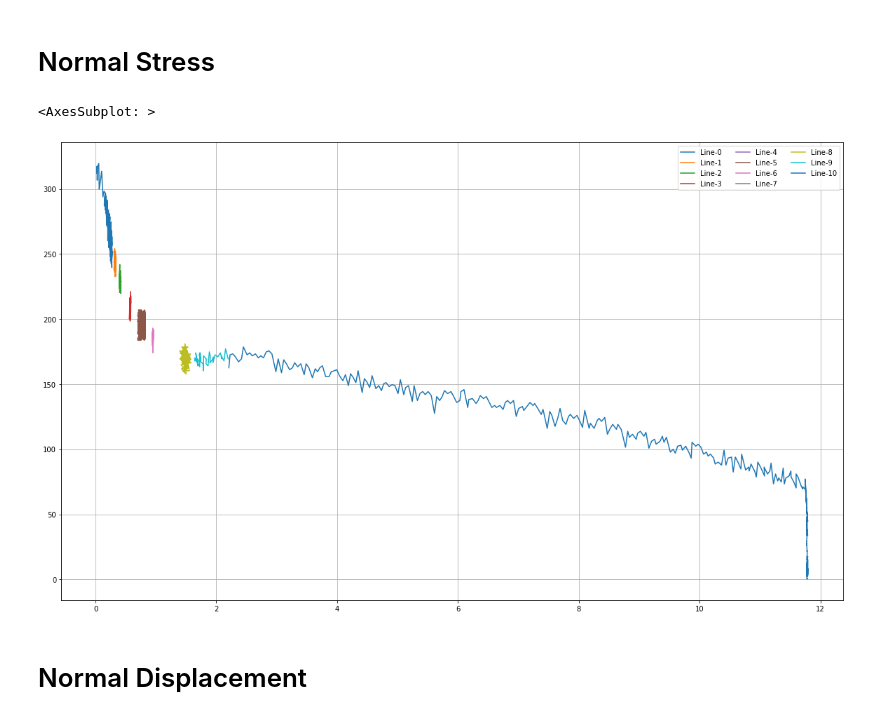
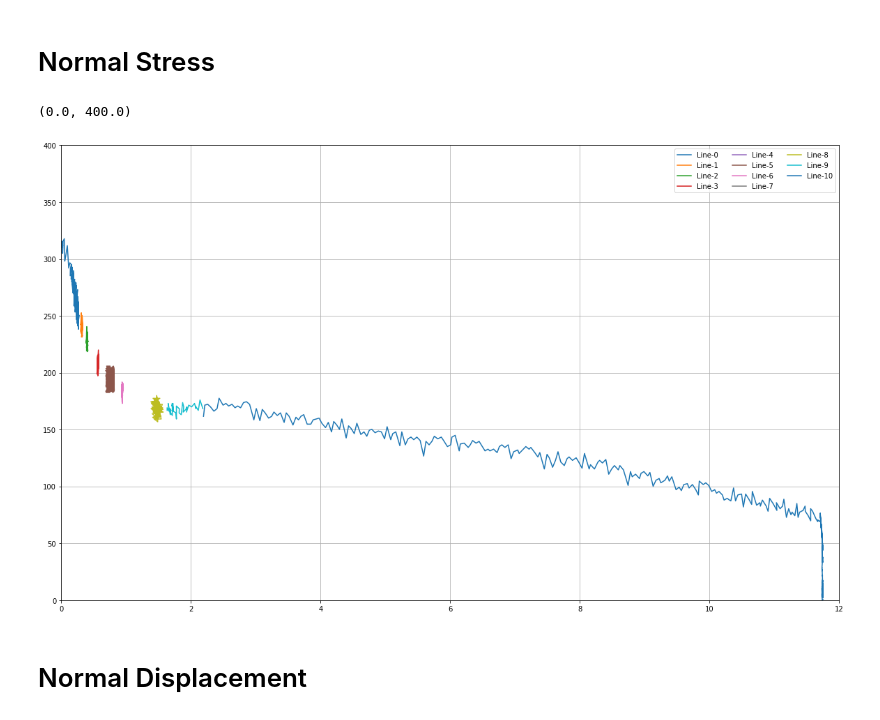
Before and after one commit to haiiliin/svgdatagrabber, a Jupyter notebook: examples/praai2013.ipynb, the cells around one changed output. Cells and saved outputs as stored; diff of their text form; code cells hidden in the pictures.

```diff
--- a/examples/praai2013.ipynb
+++ b/examples/praai2013.ipynb
@@ -41,22 +45,24 @@ paths.plot(fig_kwargs=dict(figsize=(20, 12)))
 # %%
 from svgdatagrabber import SvgPathParser
 
 parser = SvgPathParser(
     "praai2013.svg",
     xrange=(3300, 5200),
     yrange=(4800, 6100),
     min_segments=6,
     tolerance=1,
 )
+parser.csys.setup_xaxis(start=(3380.8, 5024.8), end=(5063.6, 5024.8), xstart=0.0, xend=12.0, y=0.0)
+parser.csys.setup_yaxis(start=(3380.8, 5024.8), end=(3380.8, 6250.6), ystart=0.0, yend=400.0, x=0.0)
 
-translate = (-3380, -6000 + 320)
-scale = (0.00715, 0.328)
-paths = parser.parse(translate=translate, scale=scale, origin=(0.0, 320.0))
+paths = parser.parse()
 paths.to_csv("results/w-sign.csv", x="w", y="sign")
-paths.plot(fig_kwargs=dict(figsize=(20, 12)))
+ax = paths.plot(fig_kwargs=dict(figsize=(20, 12)))
+ax.set_xlim(0, 12)
+ax.set_ylim(0, 400)
 # %% [output]
-<AxesSubplot: >
+(0.0, 400.0)
-[figure, old version]
+[figure, new version]
 # %% [markdown]
 # Normal Displacement
 # %%
```
Also changed, not shown: parts of 5 cells of this notebook, 5 other files.
